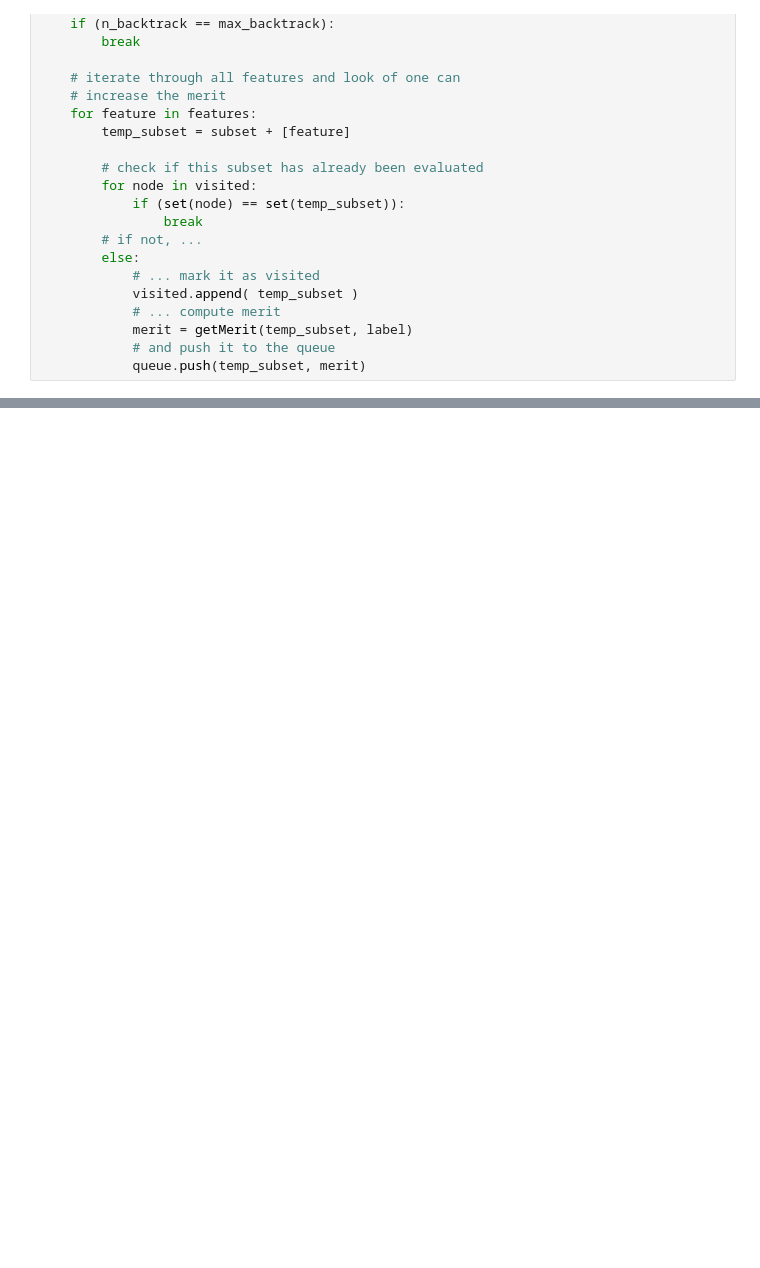
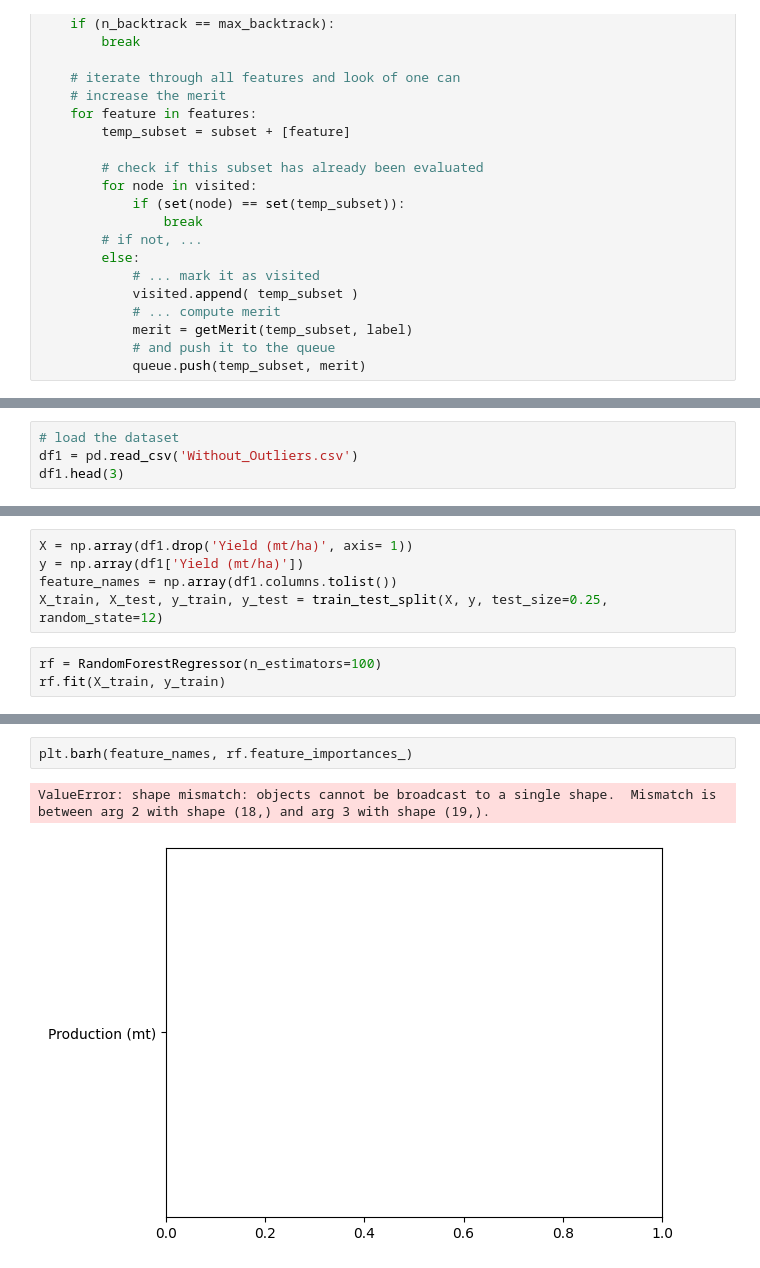
Before and after one commit to darahmanayaga/thesis-2, a Jupyter notebook: preprocessing.ipynb, the cells around one changed output, grey strips where cells are left out. Saved outputs shown, nothing was run; the diff lists cells and outputs as text; blank space fills up the shorter version.

```diff
--- a/preprocessing.ipynb
+++ b/preprocessing.ipynb
@@ -1312,0 +1304,4 @@ ValueError: Unknown label type: 'continuous'
+# %%
+# load the dataset
+df1 = pd.read_csv('Without_Outliers.csv')
+df1.head(3)
@@ -1312,0 +1414,8 @@ ValueError: Unknown label type: 'continuous'
+# %%
+X = np.array(df1.drop('Yield (mt/ha)', axis= 1))
+y = np.array(df1['Yield (mt/ha)'])
+feature_names = np.array(df1.columns.tolist())
+X_train, X_test, y_train, y_test = train_test_split(X, y, test_size=0.25, random_state=12)
+# %%
+rf = RandomForestRegressor(n_estimators=100)
+rf.fit(X_train, y_train)
@@ -1312,0 +1432,5 @@ ValueError: Unknown label type: 'continuous'
+# %%
+plt.barh(feature_names, rf.feature_importances_)
+# %% [output]
+ValueError: shape mismatch: objects cannot be broadcast to a single shape.  Mismatch is between arg 2 with shape (18,) and arg 3 with shape (19,).
+[figure, added]
```
Also changed, not shown: parts of 30 cells of this notebook.
